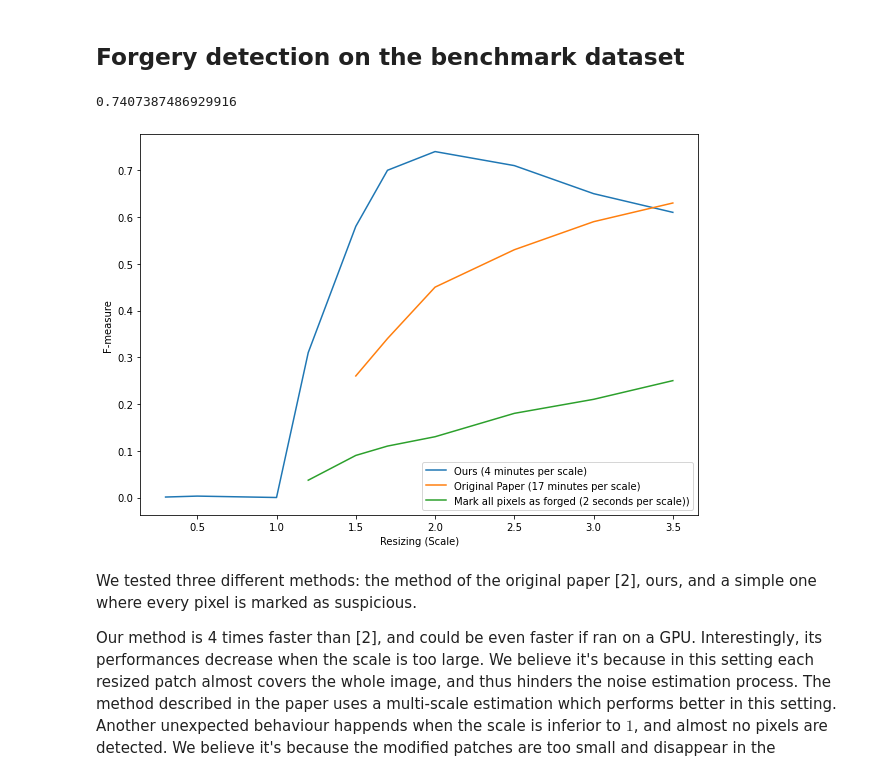
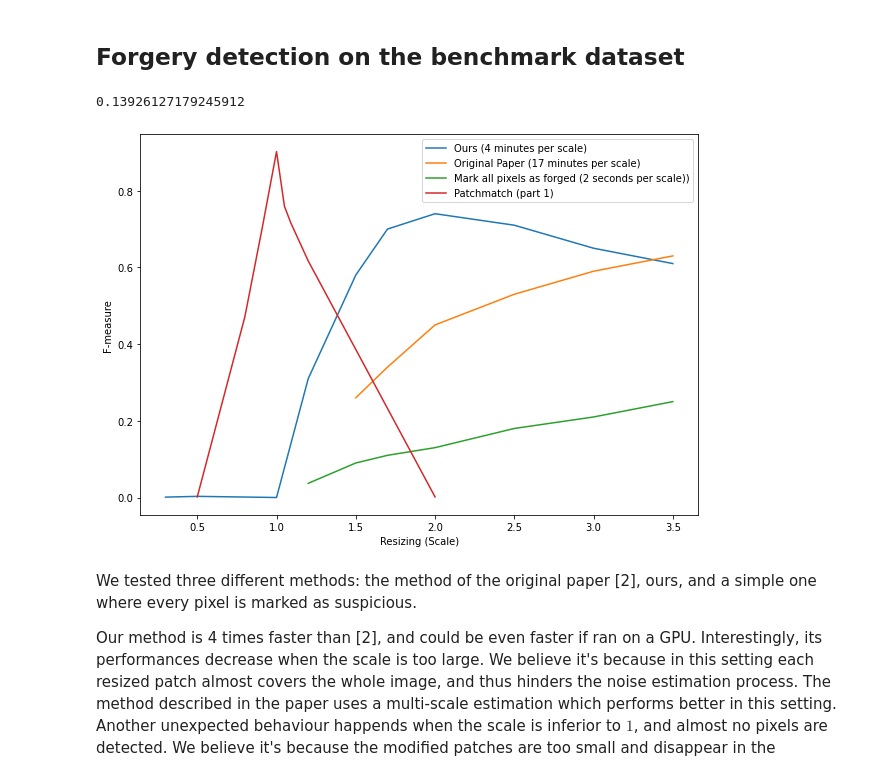
Before and after one commit to nissmar/ForgeryDetection, a Jupyter notebook: rendu_nissim.ipynb, the cells around one changed output. Saved outputs shown, nothing was run; the diff lists cells and outputs as text; code cells hidden in the pictures.

```diff
--- a/rendu_nissim.ipynb
+++ b/rendu_nissim.ipynb
@@ -391,50 +390,60 @@ def alexis_mask(i):
 def morel_find(i):
     return "MorelResult/"+folder+str(i)+".png"
 # %%
+#TO COMPUTE THE SCORE ON THE DATASET
+
 fms=[]
 for k_im in tqdm(range(len(files)//2)):
     mask = np.array(Image.open(alexis_mask(k_im)))
 
     # original paper
-    out_m = np.array(Image.open(morel_find(k_im)))/255.0
+    # out_m = np.array(Image.open(morel_find(k_im)))/255.0
     # flat
-    # out_m = np.ones_like(out_m)
+    out_m = np.ones_like(out_m)
 
     # custom score
-    im = load_tensor_img(alexis_image(k_im))
-    percent_wrong = compute_suspicious_pixels(M, im, 64, 1500, 0.3)
-    blured = gaussian_filter(percent_wrong, 1) # Gaussian filtering
-    if blured.max()>0.1:
-        out_m = blured>blured.max()*0.5
-    else:
-        out_m = np.zeros_like(blured)
+    # im = load_tensor_img(alexis_image(k_im))
+    # percent_wrong = compute_suspicious_pixels(M, im, 64, 1500, 0.3)
+    # blured = gaussian_filter(percent_wrong, 1) # Gaussian filtering
+    # if blured.max()>0.1:
+    #     out_m = blured>blured.max()*0.5
+    # else:
+    #     out_m = np.zeros_like(blured)
+
     fms.append(Fmeasure(mask,out_m))
 sum(fms)/len(fms)
 # %% [output]
-0.7407387486929916
+0.13926127179245912
 # %%
 scales = [0.3, 0.5, 1, 1.2, 1.5, 1.7, 2, 2.5, 3, 3.5]
 fmb=[0.001, 0.003,0.00,  0.31, 0.58, 0.70, 0.74, 0.71, 0.65, 0.61]
 
 scales_paper = [1.5, 1.7, 2, 2.5, 3, 3.5]
 original_paper=[0.26, 0.34, 0.45, 0.53, 0.59, 0.63]
 
 scales_flat = [1.2, 1.5, 1.7, 2, 2.5, 3, 3.5]
 original_flat=[0.037, 0.09, 0.11, 0.13, 0.18, 0.21, 0.25]
 
+
+patch_matchx= [0.5,  0.8 , 0.91 ,1.  , 1.05, 1.09, 1.2 , 2.  ]
+patch_matchy = [0.001604  , 0.4708068 , 0.70350068, 0.90202244 ,0.75920497 ,0.71615537, 0.61679327 ,0.00150403]
+
+
 plt.figure(figsize=(10,7))
 plt.plot(scales, fmb, label="Ours (4 minutes per scale)")
 plt.plot(scales_paper, original_paper, label="Original Paper (17 minutes per scale)")
 
 plt.plot(scales_flat, original_flat, label="Mark all pixels as forged (2 seconds per scale))")
+
+plt.plot(patch_matchx, patch_matchy, label="Patchmatch (part 1)")
 plt.xlabel('Resizing (Scale)')
 plt.ylabel('F-measure')
 plt.legend()
 plt.savefig('forged_images/global results.png')
 
 plt.show()
 # %% [output]
-[figure, old version]
+[figure, new version]
 # %% [markdown]
 We tested three different methods: the method of the original paper [2], ours, and a simple one where every pixel is marked as suspicious.
 
```
Also changed, not shown: parts of 13 cells of this notebook, 56 other files.
